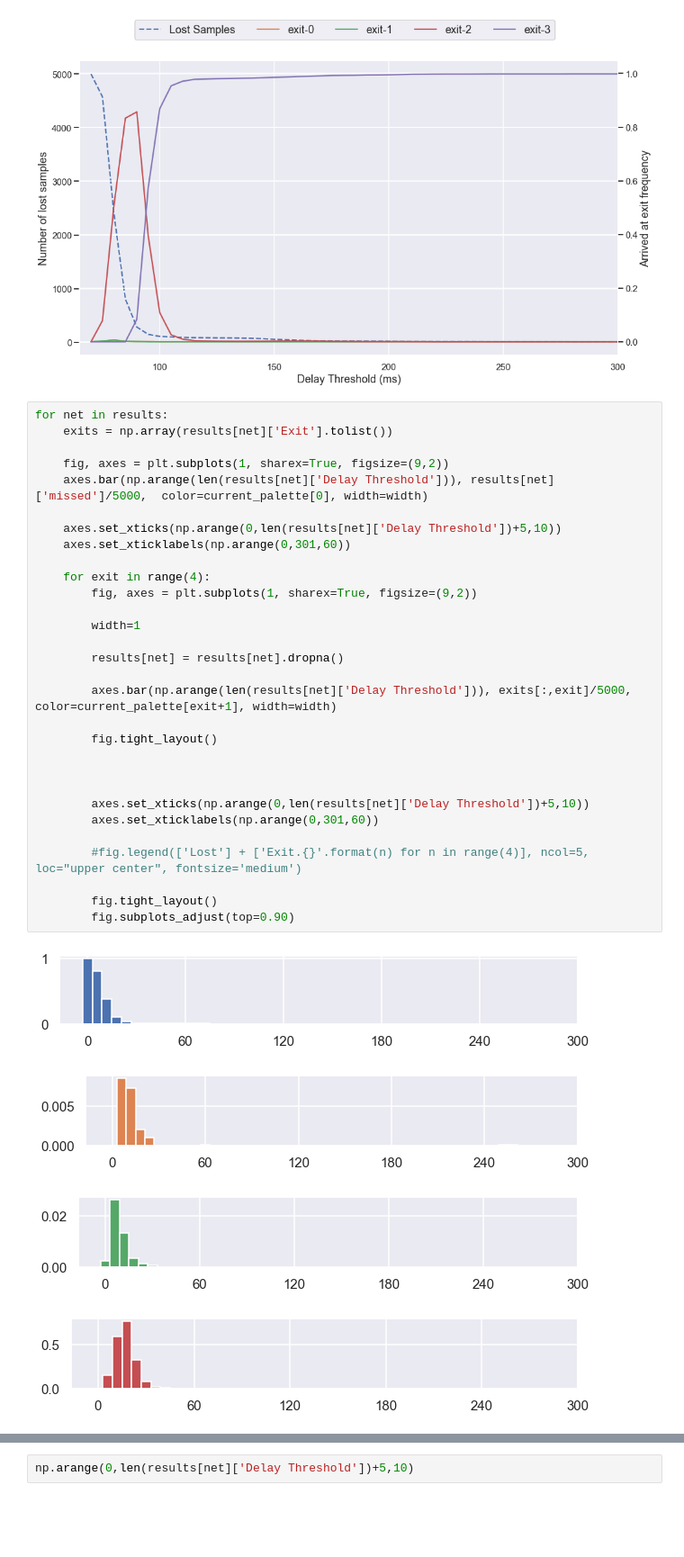
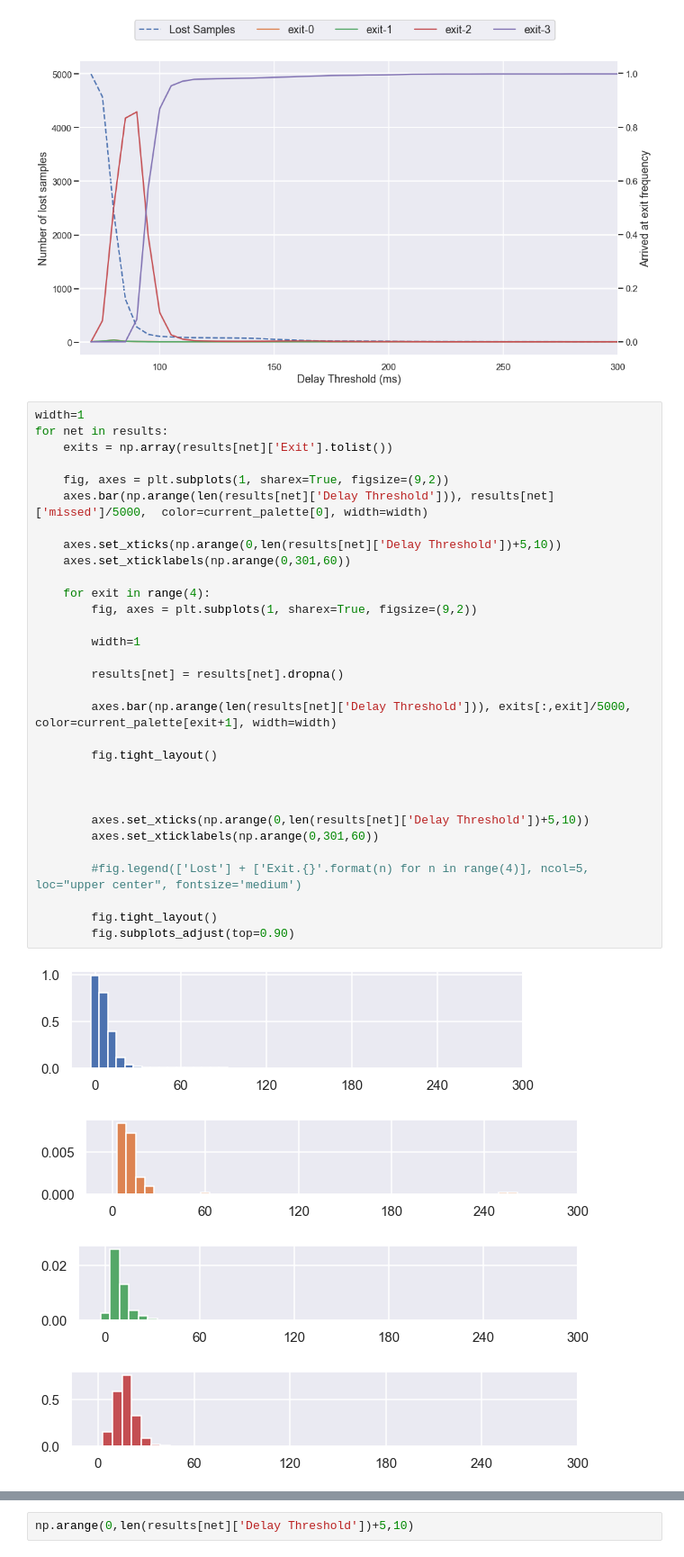
Before and after one commit to AlexKarlsen/thesis-src, a Jupyter notebook: DDNN/edge_test/sandbox.ipynb, the cells around one changed output, grey strips where cells are left out. Shown: that part at 90% size. Cells and saved outputs as stored; diff of their text form; blank space fills up the shorter version.

```diff
--- a/DDNN/edge_test/sandbox.ipynb
+++ b/DDNN/edge_test/sandbox.ipynb
@@ -108,37 +123,38 @@ plt.savefig(net + '_exit-reached.png')
 [figure]
 [figure]
 # %%
+width=1
 for net in results:
     exits = np.array(results[net]['Exit'].tolist())
 
     fig, axes = plt.subplots(1, sharex=True, figsize=(9,2))
     axes.bar(np.arange(len(results[net]['Delay Threshold'])), results[net]['missed']/5000,  color=current_palette[0], width=width)
 
     axes.set_xticks(np.arange(0,len(results[net]['Delay Threshold'])+5,10))
     axes.set_xticklabels(np.arange(0,301,60))
 
     for exit in range(4):
         fig, axes = plt.subplots(1, sharex=True, figsize=(9,2))
 
         width=1
 
         results[net] = results[net].dropna()
 
         axes.bar(np.arange(len(results[net]['Delay Threshold'])), exits[:,exit]/5000,  color=current_palette[exit+1], width=width)
 
         fig.tight_layout()
 
 
 
         axes.set_xticks(np.arange(0,len(results[net]['Delay Threshold'])+5,10))
         axes.set_xticklabels(np.arange(0,301,60))
 
         #fig.legend(['Lost'] + ['Exit.{}'.format(n) for n in range(4)], ncol=5, loc="upper center", fontsize='medium')
 
         fig.tight_layout()
         fig.subplots_adjust(top=0.90)
 # %% [output]
-[figure, old version]
+[figure, new version]
-[figure, old version]
+[figure, new version]
-[figure, old version]
+[figure, new version]
-[figure, old version]
+[figure, new version]
```
Also changed, not shown: parts of 7 cells of this notebook, 9 other files.
